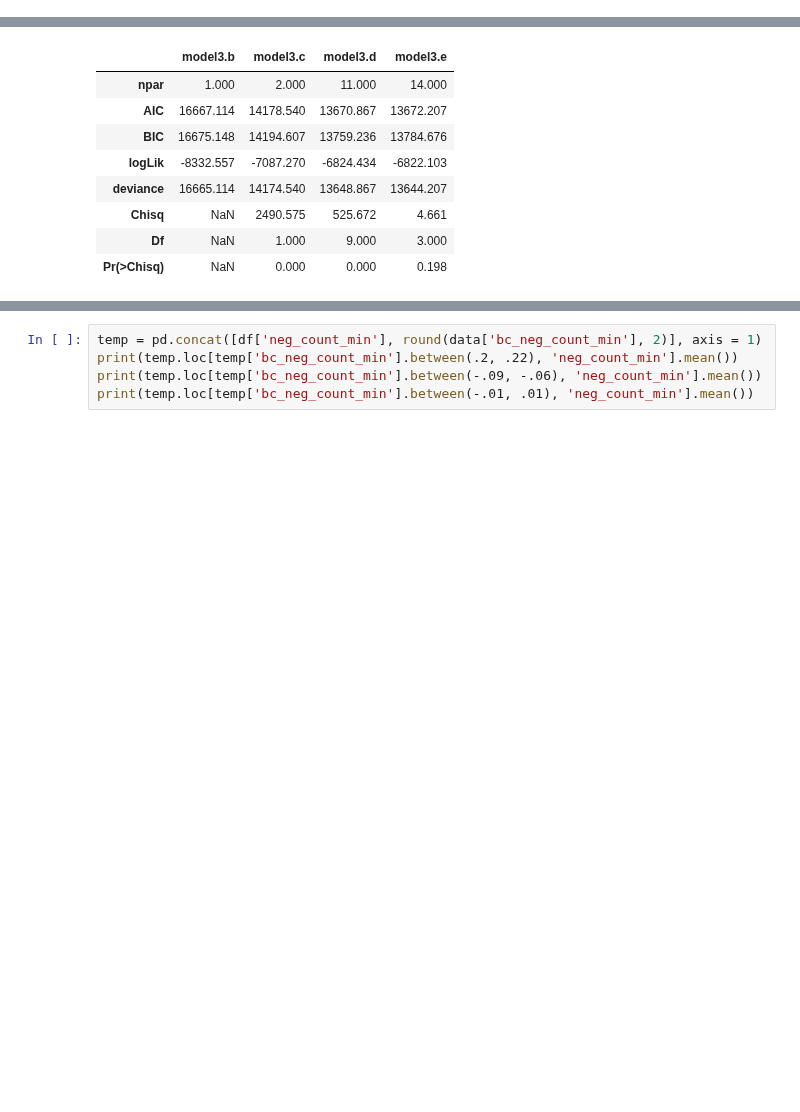
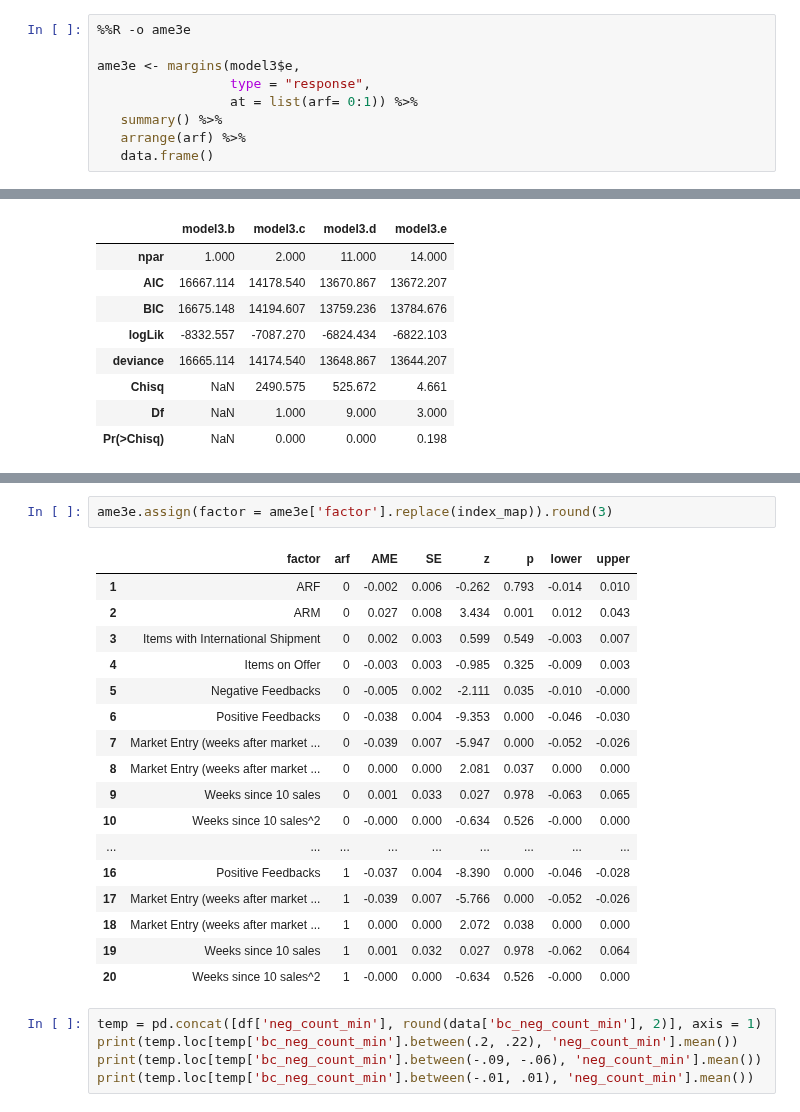
Before and after one commit to jossl95/ARF, a Jupyter notebook: Analyzer.ipynb, the cells around one changed output, grey strips where cells are left out. Saved outputs shown, nothing was run; the diff lists cells and outputs as text; blank space fills up the shorter version.

```diff
--- a/Analyzer.ipynb
+++ b/Analyzer.ipynb
@@ -481,3 +528,12 @@ model3_res['or'] <- round(exp(model3_res$B), 3)
+# %%
+%%R -o ame3e
+
+ame3e <- margins(model3$e,
+                 type = "response",
+                 at = list(arf= 0:1)) %>%
+   summary() %>%
+   arrange(arf) %>%
+   data.frame()
 # %%
 model3_fit
 # %% [output]
@@ -509,3 +565,23 @@ model3_res
+# %%
+ame3e.assign(factor = ame3e['factor'].replace(index_map)).round(3)
+# %% [output]
+|  | factor | arf | AME | SE | z | p | lower | upper |
+| 1 | ARF | 0 | -0.002 | 0.006 | -0.262 | 0.793 | -0.014 | 0.010 |
+| 2 | ARM | 0 | 0.027 | 0.008 | 3.434 | 0.001 | 0.012 | 0.043 |
+| 3 | Items with International Shipment | 0 | 0.002 | 0.003 | 0.599 | 0.549 | -0.003 | 0.007 |
+| 4 | Items on Offer | 0 | -0.003 | 0.003 | -0.985 | 0.325 | -0.009 | 0.003 |
+| 5 | Negative Feedbacks | 0 | -0.005 | 0.002 | -2.111 | 0.035 | -0.010 | -0.000 |
+| 6 | Positive Feedbacks | 0 | -0.038 | 0.004 | -9.353 | 0.000 | -0.046 | -0.030 |
+| 7 | Market Entry (weeks after market ... | 0 | -0.039 | 0.007 | -5.947 | 0.000 | -0.052 | -0.026 |
+| 8 | Market Entry (weeks after market ... | 0 | 0.000 | 0.000 | 2.081 | 0.037 | 0.000 | 0.000 |
+| 9 | Weeks since 10 sales | 0 | 0.001 | 0.033 | 0.027 | 0.978 | -0.063 | 0.065 |
+| 10 | Weeks since 10 sales^2 | 0 | -0.000 | 0.000 | -0.634 | 0.526 | -0.000 | 0.000 |
+| ... | ... | ... | ... | ... | ... | ... | ... | ... |
+| 16 | Positive Feedbacks | 1 | -0.037 | 0.004 | -8.390 | 0.000 | -0.046 | -0.028 |
+| 17 | Market Entry (weeks after market ... | 1 | -0.039 | 0.007 | -5.766 | 0.000 | -0.052 | -0.026 |
+| 18 | Market Entry (weeks after market ... | 1 | 0.000 | 0.000 | 2.072 | 0.038 | 0.000 | 0.000 |
+| 19 | Weeks since 10 sales | 1 | 0.001 | 0.032 | 0.027 | 0.978 | -0.062 | 0.064 |
+| 20 | Weeks since 10 sales^2 | 1 | -0.000 | 0.000 | -0.634 | 0.526 | -0.000 | 0.000 |
 # %%
 temp = pd.concat([df['neg_count_min'], round(data['bc_neg_count_min'], 2)], axis = 1)
 print(temp.loc[temp['bc_neg_count_min'].between(.2, .22), 'neg_count_min'].mean())
```
Also changed, not shown: parts of 12 cells of this notebook, 1 other file.
